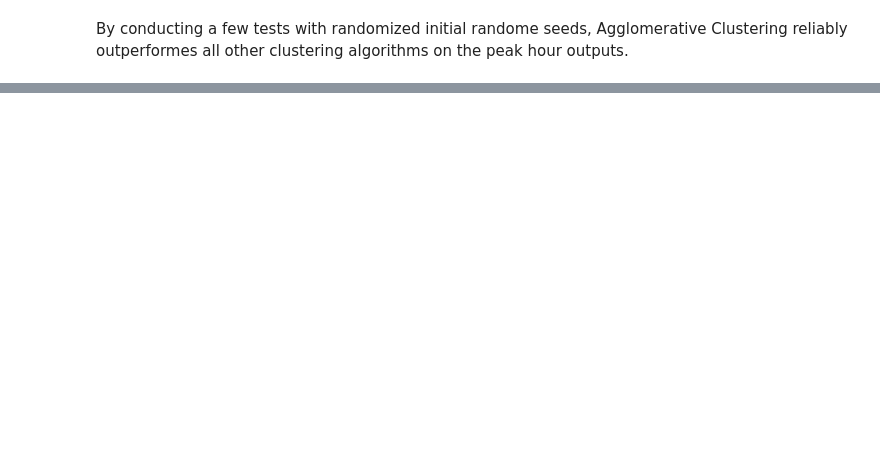
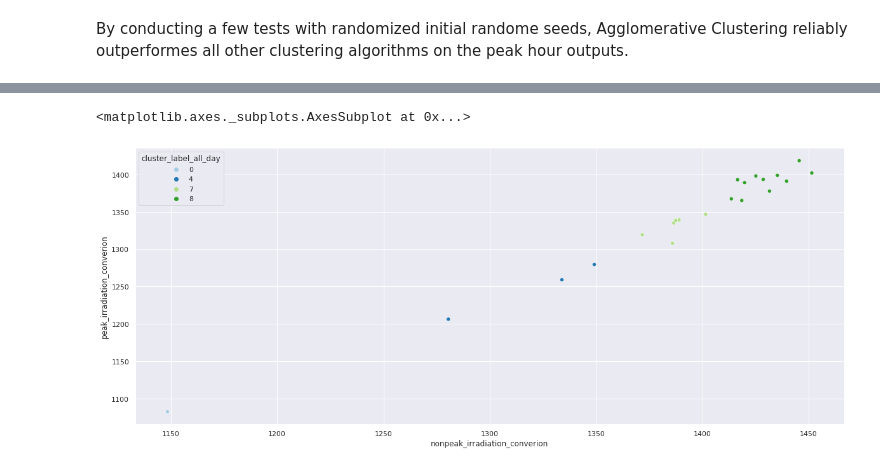
Before and after one commit to mx-hxh/colab-solar, a Jupyter notebook: Colab-Solar-Analysis-on-Solar-Plant-Output.ipynb, the cells around one changed output, grey strips where cells are left out. Drawn from its saved outputs; the diff is of its cells as text; code cells hidden in the pictures; blank space fills up the shorter version.

```diff
--- a/Colab-Solar-Analysis-on-Solar-Plant-Output.ipynb
+++ b/Colab-Solar-Analysis-on-Solar-Plant-Output.ipynb
@@ -760,0 +719,32 @@ dfPowerPeak
+# %%
+ahcNonPeak = AgglomerativeClustering(3).fit(dfPowerNonPeak)
+dfPowerNonPeak = pd.DataFrame(dfPowerNonPeak.mean(axis=1), columns=['nonpeak_irradiation_converion'])
+dfPowerNonPeak['cluster_label_non_peak'] = ahcNonPeak.labels_
+ahcNonPeakCentroids = np.array(dfPowerNonPeak.groupby('cluster_label_non_peak').mean())
+dfPowerNonPeak['cluster_label_non_peak'] = sort_labels(ahcNonPeakCentroids, ahcNonPeak.labels_, 3)
+# %%
+ahcPeak = AgglomerativeClustering(3).fit(dfPowerPeak)
+dfPowerPeak = pd.DataFrame(dfPowerPeak.mean(axis=1), columns=['peak_irradiation_converion'])
+dfPowerPeak['cluster_label_peak'] = ahcPeak.labels_
+ahcPeakCentroids = np.array(dfPowerPeak.groupby('cluster_label_peak').mean())
+dfPowerPeak['cluster_label_peak'] = sort_labels(ahcPeakCentroids, ahcPeak.labels_, 3)
+# %%
+def merge_labels(data, label1, label2, newLabel, labelList):
+  label1Values = set(data[label1])
+  label2Values = set(data[label2])
+  totalLabelLength = len(label1Values) * len(label2Values)
+  newLabelIdx = np.arange(totalLabelLength)
+  labels = labelList[newLabelIdx]
+  data[newLabel] = [None] * len(data)
+  idx = 0
+  for lab1Value in label1Values:
+    for lab2Value in label2Values:
+      data[newLabel][(data[label1]==lab1Value) & (data[label2]==lab2Value)] = labels[idx]
+      idx = idx + 1
+
+  return data
+# %%
+dfPowerOutputHours = dfPowerNonPeak.merge(dfPowerPeak, left_index=True, right_index=True)
+dfPowerOutputHours = merge_labels(dfPowerOutputHours, 'cluster_label_non_peak', 'cluster_label_peak',
+             'cluster_label_all_day', np.arange(15))
+dfPowerOutputHours.head()
@@ -760,0 +778,5 @@ dfPowerPeak
+# %%
+sns.scatterplot(data=dfPowerOutputHours, x="nonpeak_irradiation_converion", y="peak_irradiation_converion", hue="cluster_label_all_day", palette='Paired')
+# %% [output]
+<matplotlib.axes._subplots.AxesSubplot at 0x...>
+[figure, added]
```
Also changed, not shown: parts of 17 cells of this notebook.
